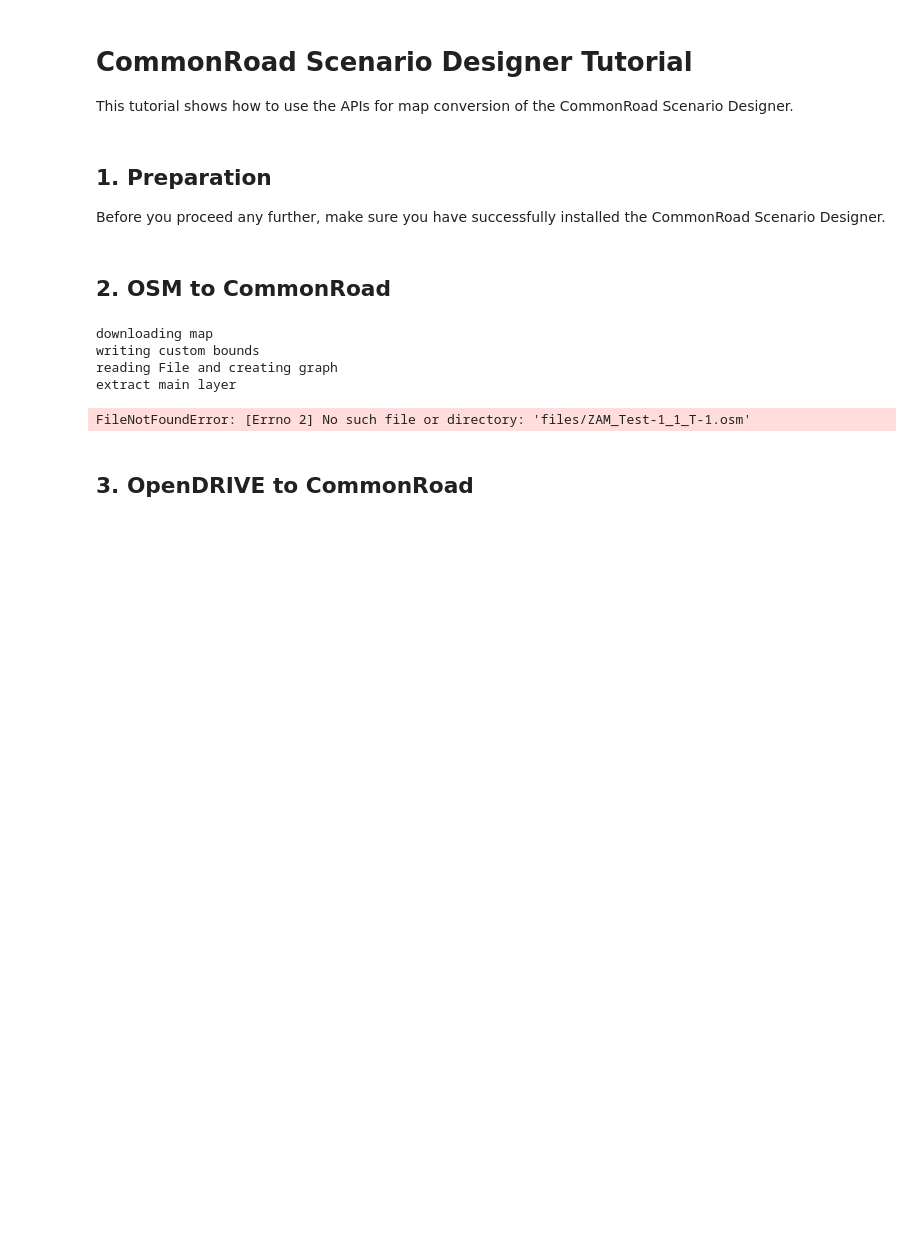
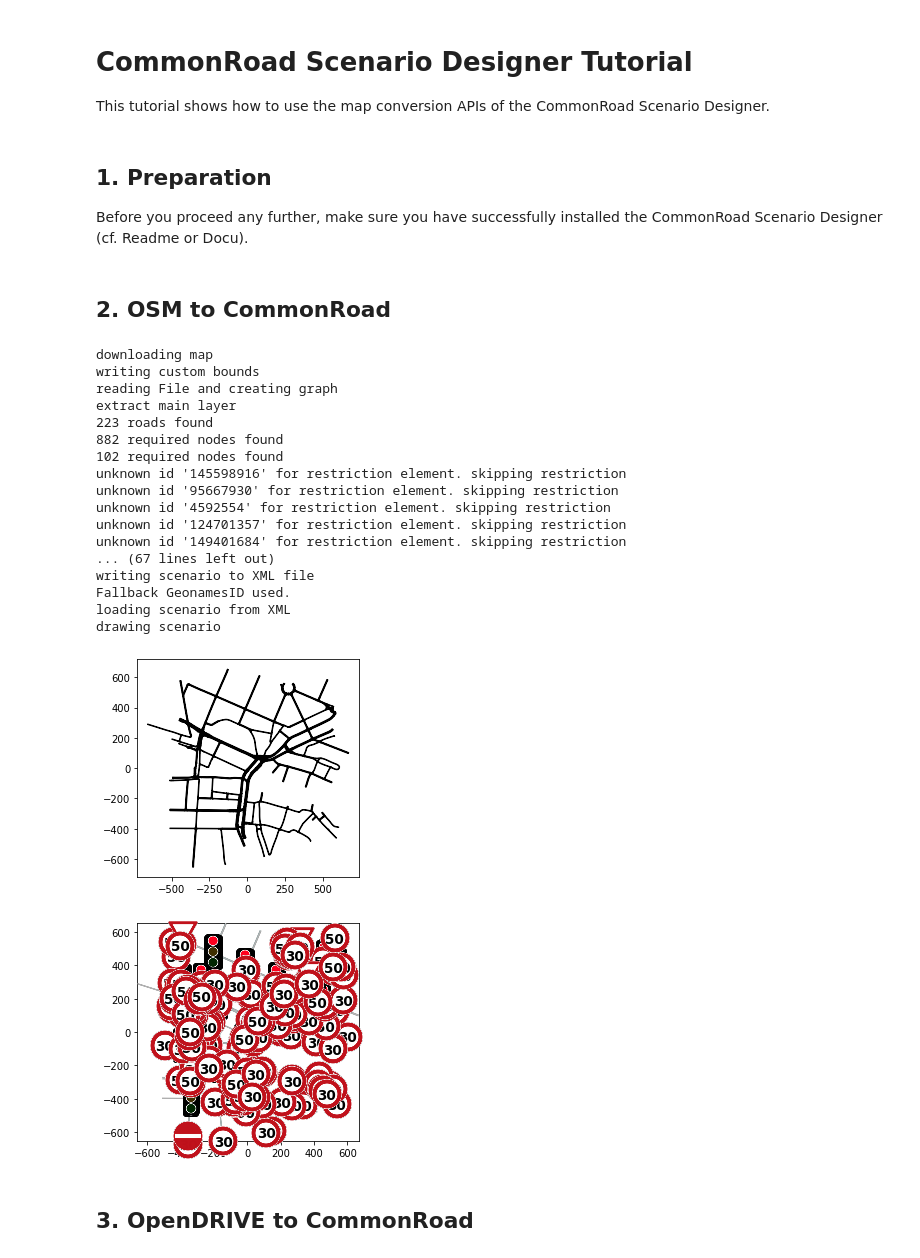
Before and after one commit to CommonRoad/commonroad-scenario-designer, a Jupyter notebook: tutorials/commonroad_scenario_designer.ipynb, the cells around one changed output. Cells and saved outputs as stored; diff of their text form; code cells hidden in the pictures; blank space fills up the shorter version.

Commit message:
add conversion example files

```diff
--- a/tutorials/commonroad_scenario_designer.ipynb
+++ b/tutorials/commonroad_scenario_designer.ipynb
@@ -1,39 +1,54 @@
 # %% [markdown]
 # CommonRoad Scenario Designer Tutorial
-This tutorial shows how to use the APIs for map conversion of the CommonRoad Scenario Designer.
+This tutorial shows how to use the map conversion APIs of the CommonRoad Scenario Designer.
 # %% [markdown]
 ## 1. Preparation
 Before you proceed any further, make sure you have successfully installed the CommonRoad Scenario
-Designer.
+Designer (cf. Readme or Docu).
 # %% [markdown]
 ## 2. OSM to CommonRoad
 # %%
-import crdesigner.osm2cr.converter_modules.converter as converter
-import crdesigner.osm2cr.converter_modules.cr_operations.export as ex
-from crdesigner.osm2cr import config
-from crdesigner.osm2cr.converter_modules.osm_operations.downloader import download_around_map
+import crdesigner.conversion.osm2cr.converter_modules.converter as converter
+import crdesigner.conversion.osm2cr.converter_modules.cr_operations.export as ex
+from crdesigner.conversion.osm2cr import config
+from crdesigner.conversion.osm2cr.converter_modules.osm_operations.downloader import download_around_map
 
+# download a map
 download_around_map(config.BENCHMARK_ID + '_downloaded.osm', 48.140289, 11.566272)
 
 # open the map and convert it to a scenario
-scenario = converter.GraphScenario(config.SAVE_PATH + config.BENCHMARK_ID + ".osm")
+scenario = converter.GraphScenario(config.SAVE_PATH + config.BENCHMARK_ID + "_downloaded.osm")
 
 # draw and show the scenario
 scenario.plot()
 
 # save the scenario as commonroad file
 scenario.save_as_cr(config.SAVE_PATH + config.BENCHMARK_ID + ".xml")
 # save the scenario as a binary
 scenario.save_to_file(config.SAVE_PATH + config.BENCHMARK_ID + ".pickle")
 
 # view the generated
 ex.view_xml(config.SAVE_PATH + config.BENCHMARK_ID + ".xml")
 # %% [output]
 downloading map
 writing custom bounds
 reading File and creating graph
 extract main layer
+223 roads found
+882 required nodes found
+102 required nodes found
+unknown id '145598916' for restriction element. skipping restriction
+unknown id '95667930' for restriction element. skipping restriction
+unknown id '4592554' for restriction element. skipping restriction
+unknown id '124701357' for restriction element. skipping restriction
+unknown id '149401684' for restriction element. skipping restriction
+... (67 lines left out)
+writing scenario to XML file
+Fallback GeonamesID used.
+loading scenario from XML
+drawing scenario
-FileNotFoundError: [Errno 2] No such file or directory: 'files/ZAM_Test-1_1_T-1.osm'
+[figure, added]
+[figure, added]
 # %% [markdown]
 ## 3. OpenDRIVE to CommonRoad
 # %% [markdown]
```
Also changed, not shown: parts of 2 cells of this notebook, 16 other files.
